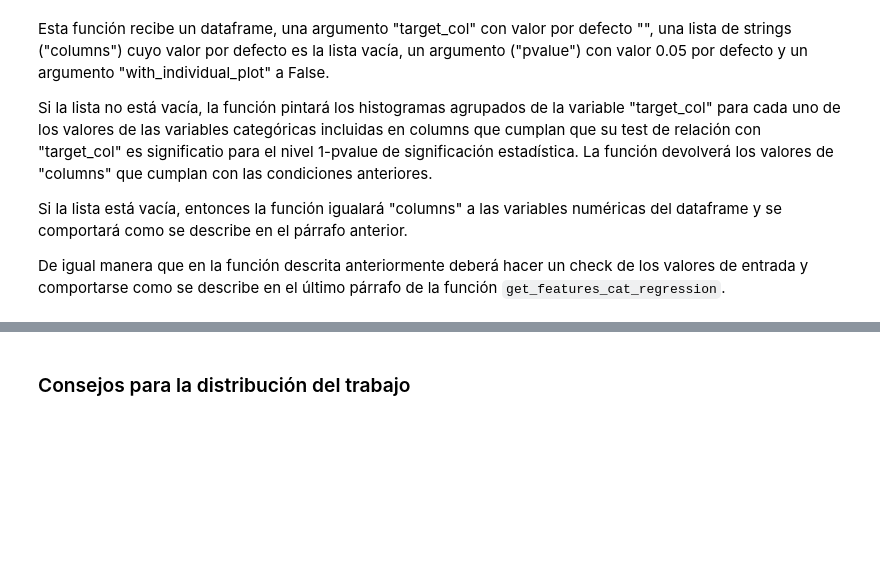
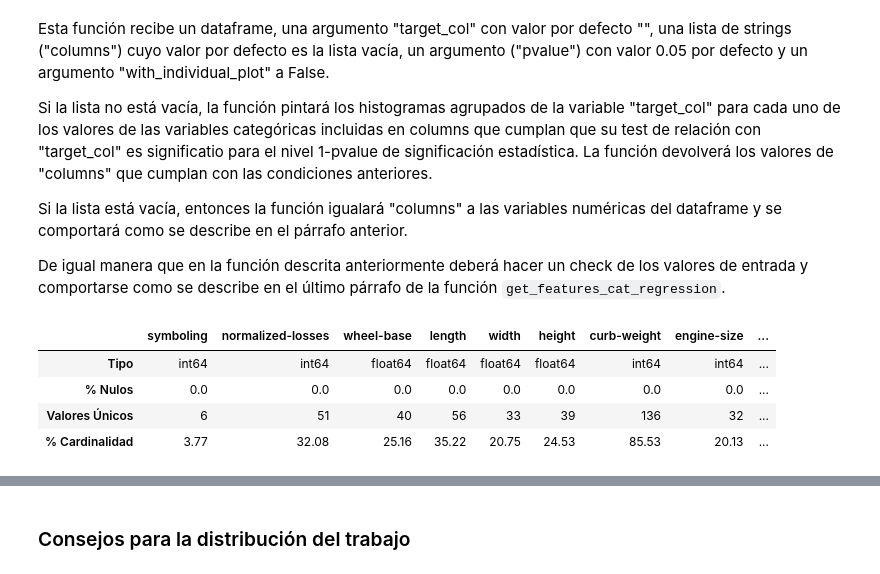
Before and after one commit to ConchaLG/ONLINE_DS_THEBRIDGE_ConchaLopez_Exercises, a Jupyter notebook: 04_Machine_Learning/Sprint_10/Team_Challenge/Team_Challenge_ToolBox_I.ipynb, the cells around one changed output, grey strips where cells are left out. Drawn from its saved outputs; the diff is of its cells as text; code cells hidden in the pictures; blank space fills up the shorter version.

```diff
--- a/04_Machine_Learning/Sprint_10/Team_Challenge/Team_Challenge_ToolBox_I.ipynb
+++ b/04_Machine_Learning/Sprint_10/Team_Challenge/Team_Challenge_ToolBox_I.ipynb
@@ -107,0 +116,38 @@ De igual manera que en la función descrita anteriormente deberá hacer un check
+# %%
+def describe_df(df):
+
+    """
+    Analiza un DataFrame y devuelve un resumen con las siguientes filas:
+    Columnas: Las trae del dataframe original.
+    Filas:
+    - Tipo: El tipo de dato de cada columna.
+    - % Nulos: Porcentaje de valores nulos.
+    - Valores Únicos: Número de valores únicos.
+    - % Cardinalidad: (Valores únicos / total de filas) * 100.
+
+    Args:
+        df (pd.DataFrame): DataFrame de entrada.
+
+    Returns:
+        pd.DataFrame: DataFrame con las estadísticas por columna.
+    """
+    # Crear un diccionario con las métricas requeridas
+    filas = {
+        'Tipo': df.dtypes.astype(str),  # Convertimos los tipos a string para uniformidad
+        '% Nulos': (df.isnull().mean() * 100).round(2),  # Porcentaje de valores nulos
+        'Valores Únicos': df.nunique(),  # Número de valores únicos
+        '% Cardinalidad': ((df.nunique() / len(df)) * 100).round(2)  # % Cardinalidad
+    }
+
+    # Convertir el diccionario a un DataFrame transpuesto
+    result_df = pd.DataFrame(filas).T
+
+    return result_df
+
+describe_df(df)
+# %% [output]
+|  | symboling | normalized-losses | wheel-base | length | width | height | curb-weight | engine-size | ... |
+| Tipo | int64 | int64 | float64 | float64 | float64 | float64 | int64 | int64 | ... |
+| % Nulos | 0.0 | 0.0 | 0.0 | 0.0 | 0.0 | 0.0 | 0.0 | 0.0 | ... |
+| Valores Únicos | 6 | 51 | 40 | 56 | 33 | 39 | 136 | 32 | ... |
+| % Cardinalidad | 3.77 | 32.08 | 25.16 | 35.22 | 20.75 | 24.53 | 85.53 | 20.13 | ... |
```
Also changed, not shown: parts of 4 cells of this notebook, 21 other files.
